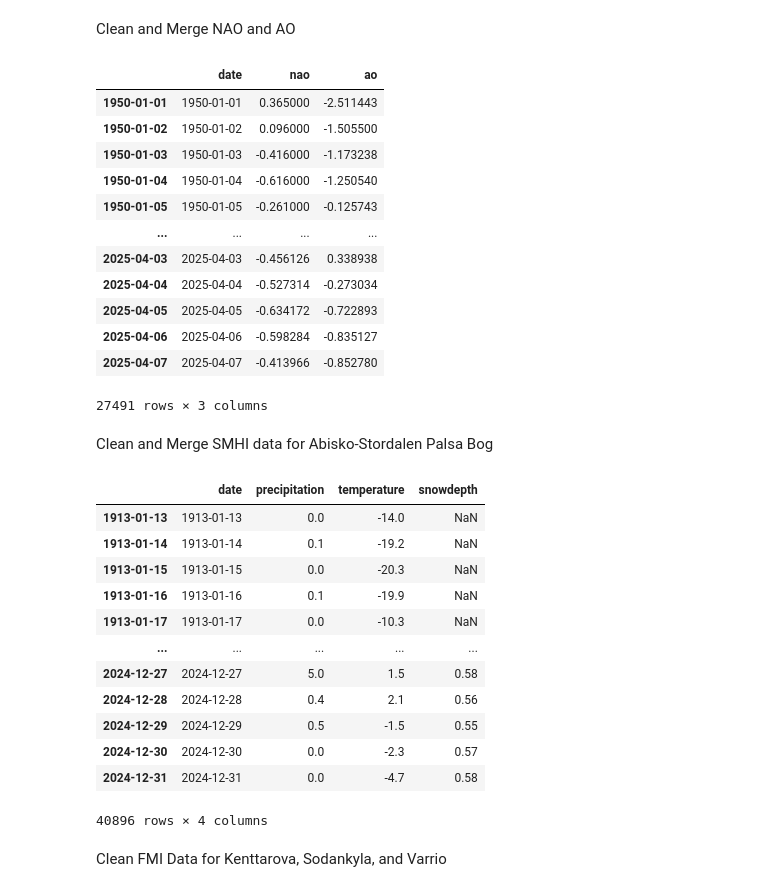
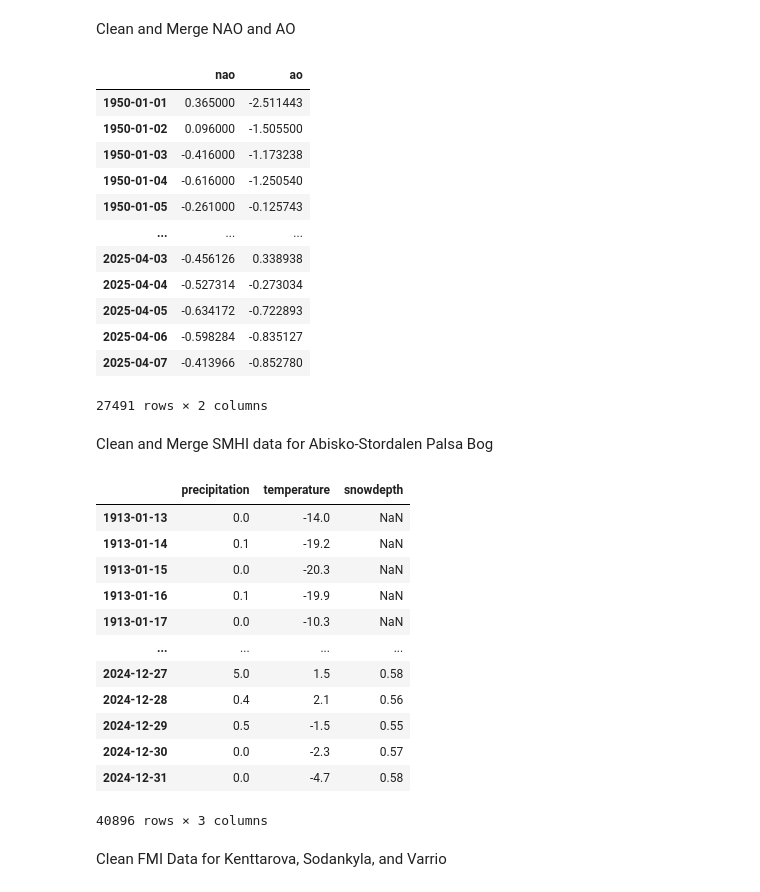
Before and after one commit to lauriequincey/arctic-ecosystems, a Jupyter notebook: climate processing.ipynb, the cells around one changed output. Cells and saved outputs as stored; diff of their text form; code cells hidden in the pictures.

```diff
--- a/climate processing.ipynb
+++ b/climate processing.ipynb
@@ -42,8 +42,8 @@ def import_fmi(path, skiprows, usecols, rename):
 ## Import
 # %%
 # Arctic Atmospheric Indices (NAO and AO)
-nao = pd.read_csv("../data/atmosphere/nao/norm.daily.nao.cdas.z500.19500101_current.csv").rename(columns = {"nao_index_cdas": "nao"})
-ao = pd.read_csv("../data/atmosphere/ao/norm.daily.ao.cdas.z1000.19500101_current.csv").rename(columns = {"ao_index_cdas": "ao"})
+nao = pd.read_csv("../data/raw/atmosphere/nao/norm.daily.nao.cdas.z500.19500101_current.csv").rename(columns = {"nao_index_cdas": "nao"})
+ao = pd.read_csv("../data/raw/atmosphere/ao/norm.daily.ao.cdas.z1000.19500101_current.csv").rename(columns = {"ao_index_cdas": "ao"})
 
 # SMHI - Swedish Meteorological Institute Data for Abisko-Stordalen Palsa Bog
 # We're importing both the manual and automatic station data. Why? The auto station data has lots of data gaps but runs to present day. The manual has less data gaps but stops in about 2022. We'll merge them in a bit.
@@ -52,37 +52,37 @@ ao = pd.read_csv("../data/atmosphere/ao/norm.daily.ao.cdas.z1000.19500101_curren
 # Yellow (Y) = Suspicious or aggregated values. Roughly checked archival data and unchecked real-time data (last 2 hours).
 
 se_sto_precip_manual = import_smhi(
-    path = "../data/climate/abisko-stordalen-palsa-bog/precipitation/smhi-opendata_5_188800_20250418_163156.csv",
+    path = "../data/raw/climate/abisko-stordalen-palsa-bog/precipitation/smhi-opendata_5_188800_20250418_163156.csv",
     skiprows = 9,
     usecols = ["Representativt dygn", "Nederbördsmängd", "Kvalitet"],
     rename = ["date", "precipitation", "quality_flag"]
 )
 se_sto_precip_auto = import_smhi(
-    path = "../data/climate/abisko-stordalen-palsa-bog/precipitation/smhi-opendata_5_188790_20250418_163211.csv",
+    path = "../data/raw/climate/abisko-stordalen-palsa-bog/precipitation/smhi-opendata_5_188790_20250418_163211.csv",
     skiprows = 9,
     usecols = ["Representativt dygn", "Nederbördsmängd", "Kvalitet"],
     rename = ["date", "precipitation", "quality_flag"]
 )
 se_sto_temp_manual = import_smhi(
-    path = "../data/climate/abisko-stordalen-palsa-bog/temperature/smhi-opendata_2_188800_20250418_130808.csv",
+    path = "../data/raw/climate/abisko-stordalen-palsa-bog/temperature/smhi-opendata_2_188800_20250418_130808.csv",
     skiprows = 9,
     usecols = ["Representativt dygn", "Lufttemperatur", "Kvalitet"],
     rename = ["date", "temperature", "quality_flag"]
 )
 se_sto_temp_auto = import_smhi(
-    path = "../data/climate/abisko-stordalen-palsa-bog/temperature/smhi-opendata_2_188790_20250418_130625.csv",
+    path = "../data/raw/climate/abisko-stordalen-palsa-bog/temperature/smhi-opendata_2_188790_20250418_130625.csv",
     skiprows = 9,
     usecols = ["Representativt dygn", "Lufttemperatur", "Kvalitet"],
     rename = ["date", "temperature", "quality_flag"]
 )
 se_sto_snowdepth_manual = import_smhi(
-    path = "../data/climate/abisko-stordalen-palsa-bog/snowdepth/smhi-opendata_8_40_188800_20250418_164039.csv",
+    path = "../data/raw/climate/abisko-stordalen-palsa-bog/snowdepth/smhi-opendata_8_40_188800_20250418_164039.csv",
     skiprows = 9,
     usecols = ["Datum", "Snödjup", "Kvalitet"],
     rename = ["date", "snowdepth", "quality_flag"]
 )
 se_sto_snowdepth_auto = import_smhi(
-    path = "../data/climate/abisko-stordalen-palsa-bog/snowdepth/smhi-opendata_8_40_188790_20250418_164059.csv",
+    path = "../data/raw/climate/abisko-stordalen-palsa-bog/snowdepth/smhi-opendata_8_40_188790_20250418_164059.csv",
     skiprows = 11,
     usecols = ["Datum", "Snödjup", "Kvalitet"],
     rename = ["date", "snowdepth", "quality_flag"]
@@ -90,19 +90,19 @@ se_sto_snowdepth_auto = import_smhi(
 
 # FMI - Finnish Meteorological Institute Data for Kenttarova, Sodankyla, and Varrio
 fi_ken_clim = import_fmi(
-    path = "../data/climate/kenttarova/Kittilä Kenttärova_ 1.1.1970 - 14.5.2025.csv",
+    path = "../data/raw/climate/kenttarova/Kittilä Kenttärova_ 1.1.1970 - 14.5.2025.csv",
     skiprows = 0,
     usecols = ["Year", "Month", "Day", "Precipitation amount [mm]", "Snow depth [cm]", "Average temperature [°C]"],
     rename = ["year", "month", "day", "precipitation", "snowdepth", "temperature"]
     )
 fi_sod_clim = import_fmi(
-    path = "../data/climate/sodankyla/Sodankylä Tähtelä_ 1.1.1891 - 14.5.2025.csv",
+    path = "../data/raw/climate/sodankyla/Sodankylä Tähtelä_ 1.1.1891 - 14.5.2025.csv",
     skiprows = 0,
     usecols = ["Year", "Month", "Day", "Precipitation amount [mm]", "Snow depth [cm]", "Average temperature [°C]"],
     rename = ["year", "month", "day", "precipitation", "snowdepth", "temperature"]
     )
 fi_var_clim = import_fmi(
-    path = "../data/climate/varrio/Salla Värriötunturi_ 1.1.1971 - 14.5.2025.csv",
+    path = "../data/raw/climate/varrio/Salla Värriötunturi_ 1.1.1971 - 14.5.2025.csv",
     skiprows = 0,
     usecols = ["Year", "Month", "Day", "Precipitation amount [mm]", "Snow depth [cm]", "Average temperature [°C]"],
     rename = ["year", "month", "day", "precipitation", "snowdepth", "temperature"]
@@ -161,56 +161,56 @@ ao['date'] = pd.to_datetime(ao[['year', 'month', 'day']])
 atmos = nao[["date", "nao"]].merge(right = ao[["date", "ao"]], left_on = "date", right_on = "date")
 
 # Make date the index
-atmos = atmos.set_index("date", drop = False)
+atmos = atmos.set_index("date", drop = True)
 atmos.rename_axis(None, inplace = True) # Remove the index column header (avoids column header name confusion)
 
 # This data is snazzy and nicely prepared so we don't need to clean it (huzzah!)
 
 atmos
 # %% [output]
-|  | date | nao | ao |
-| 1950-01-01 | 1950-01-01 | 0.365000 | -2.511443 |
-| 1950-01-02 | 1950-01-02 | 0.096000 | -1.505500 |
-| 1950-01-03 | 1950-01-03 | -0.416000 | -1.173238 |
-| 1950-01-04 | 1950-01-04 | -0.616000 | -1.250540 |
-| 1950-01-05 | 1950-01-05 | -0.261000 | -0.125743 |
-| ... | ... | ... | ... |
-| 2025-04-03 | 2025-04-03 | -0.456126 | 0.338938 |
-| 2025-04-04 | 2025-04-04 | -0.527314 | -0.273034 |
-| 2025-04-05 | 2025-04-05 | -0.634172 | -0.722893 |
-| 2025-04-06 | 2025-04-06 | -0.598284 | -0.835127 |
-| 2025-04-07 | 2025-04-07 | -0.413966 | -0.852780 |
+|  | nao | ao |
+| 1950-01-01 | 0.365000 | -2.511443 |
+| 1950-01-02 | 0.096000 | -1.505500 |
+| 1950-01-03 | -0.416000 | -1.173238 |
+| 1950-01-04 | -0.616000 | -1.250540 |
+| 1950-01-05 | -0.261000 | -0.125743 |
+| ... | ... | ... |
+| 2025-04-03 | -0.456126 | 0.338938 |
+| 2025-04-04 | -0.527314 | -0.273034 |
+| 2025-04-05 | -0.634172 | -0.722893 |
+| 2025-04-06 | -0.598284 | -0.835127 |
+| 2025-04-07 | -0.413966 | -0.852780 |
-27491 rows × 3 columns
+27491 rows × 2 columns
 # %% [markdown]
 Clean and Merge SMHI data for Abisko-Stordalen Palsa Bog
 # %%
 # Add index, clean data (by "Y" quality flag), and union the cleaned manual and auto dataframes
 se_sto_precip = prep_smhi(se_sto_precip_manual, se_sto_precip_auto)
 se_sto_temp = prep_smhi(se_sto_temp_manual, se_sto_temp_auto)
 se_sto_snowdepth = prep_smhi(se_sto_snowdepth_manual, se_sto_snowdepth_auto)
 
 # Merge SMHI data on date and select only the climate variables
 se_sto_clim = se_sto_precip[["date", "precipitation"]].merge(right = se_sto_temp[["date", "temperature"]], left_on = "date", right_on = "date").merge(right = se_sto_snowdepth[["date", "snowdepth"]], left_on = "date", right_on = "date")
-se_sto_clim = se_sto_clim.set_index("date", drop = False) # Make index
+se_sto_clim = se_sto_clim.set_index("date", drop = True) # Make index
 
 # Reclean just in case we have a few missing dates (mainly for snowdepth)
 se_sto_clim = pd.concat([cleaner(se_sto_clim[[column]].copy(), column) for column in se_sto_clim.columns], axis = 1) # Clean and reassign dataframe
 
 se_sto_clim
 # %% [output]
-|  | date | precipitation | temperature | snowdepth |
-| 1913-01-13 | 1913-01-13 | 0.0 | -14.0 | NaN |
-| 1913-01-14 | 1913-01-14 | 0.1 | -19.2 | NaN |
-| 1913-01-15 | 1913-01-15 | 0.0 | -20.3 | NaN |
-| 1913-01-16 | 1913-01-16 | 0.1 | -19.9 | NaN |
-| 1913-01-17 | 1913-01-17 | 0.0 | -10.3 | NaN |
-| ... | ... | ... | ... | ... |
-| 2024-12-27 | 2024-12-27 | 5.0 | 1.5 | 0.58 |
-| 2024-12-28 | 2024-12-28 | 0.4 | 2.1 | 0.56 |
-| 2024-12-29 | 2024-12-29 | 0.5 | -1.5 | 0.55 |
-| 2024-12-30 | 2024-12-30 | 0.0 | -2.3 | 0.57 |
-| 2024-12-31 | 2024-12-31 | 0.0 | -4.7 | 0.58 |
+|  | precipitation | temperature | snowdepth |
+| 1913-01-13 | 0.0 | -14.0 | NaN |
+| 1913-01-14 | 0.1 | -19.2 | NaN |
+| 1913-01-15 | 0.0 | -20.3 | NaN |
+| 1913-01-16 | 0.1 | -19.9 | NaN |
+| 1913-01-17 | 0.0 | -10.3 | NaN |
+| ... | ... | ... | ... |
+| 2024-12-27 | 5.0 | 1.5 | 0.58 |
+| 2024-12-28 | 0.4 | 2.1 | 0.56 |
+| 2024-12-29 | 0.5 | -1.5 | 0.55 |
+| 2024-12-30 | 0.0 | -2.3 | 0.57 |
+| 2024-12-31 | 0.0 | -4.7 | 0.58 |
-40896 rows × 4 columns
+40896 rows × 3 columns
 # %% [markdown]
 Clean FMI Data for Kenttarova, Sodankyla, and Varrio
 # %%
```
Also changed, not shown: parts of 8 cells of this notebook.
